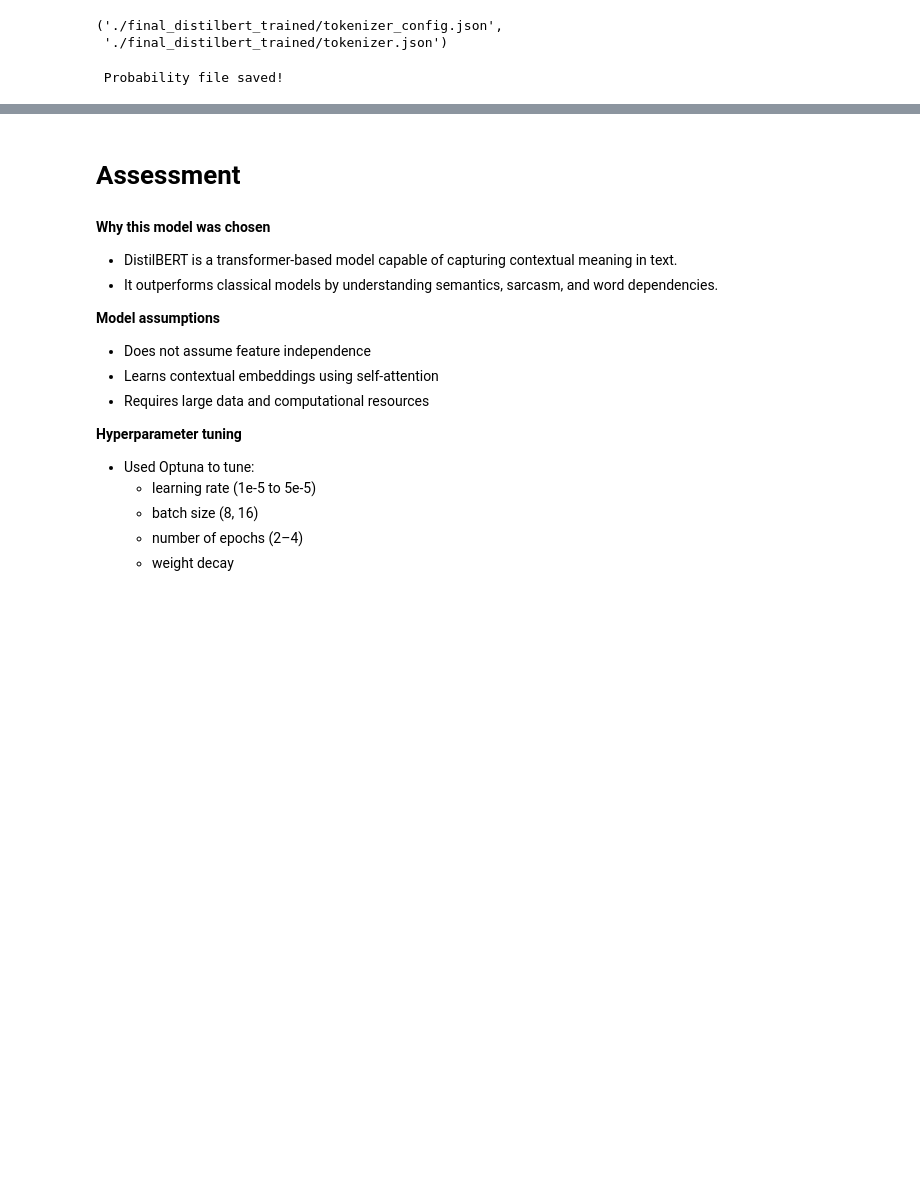
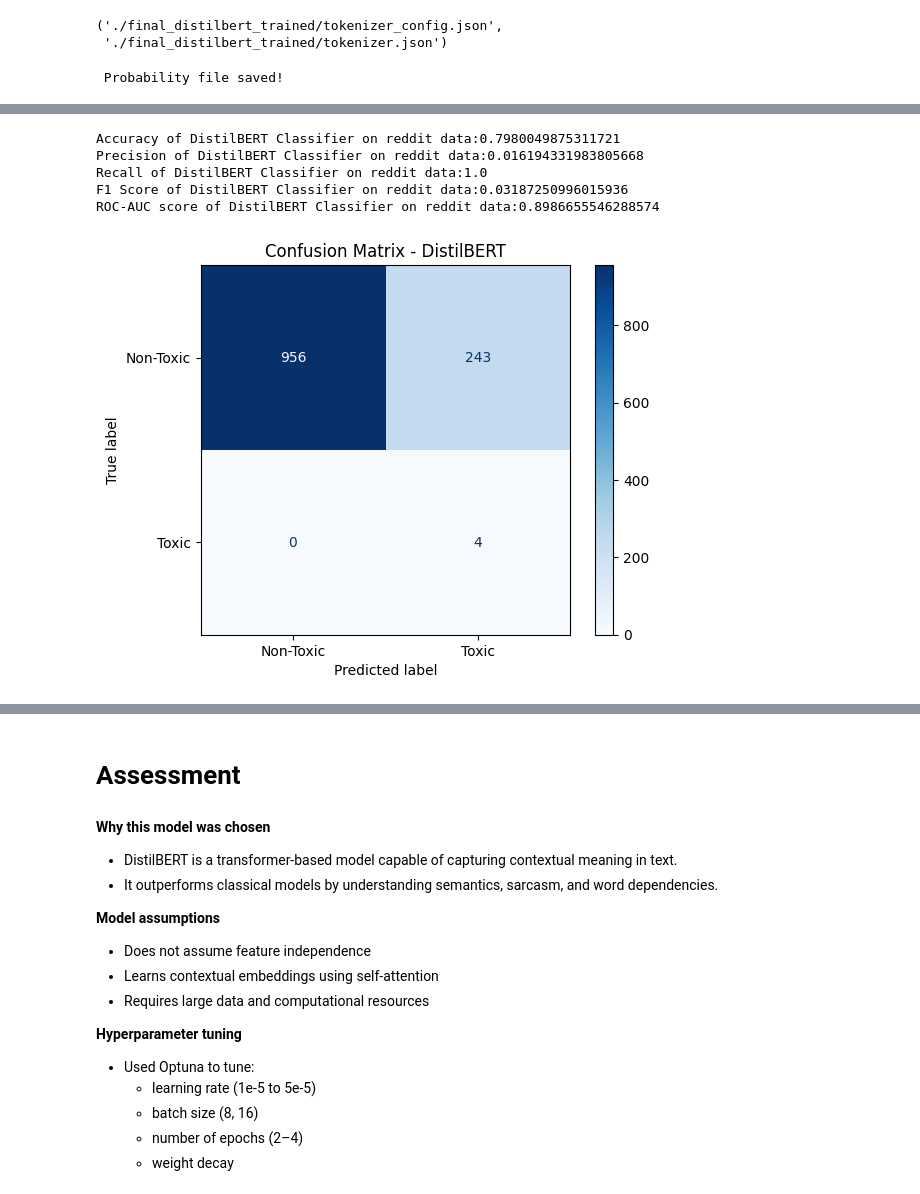
Before and after one commit to glenpaulson/toxicity-mining-nlp, a Jupyter notebook: Notebooks/Milestone_3/ToxicityMining_DistilBERT.ipynb, the cells around one changed output, grey strips where cells are left out. Saved outputs shown, nothing was run; the diff lists cells and outputs as text; code cells hidden in the pictures; blank space fills up the shorter version.

Commit message:
Added model comparision notebook and updated DistilBERT notebook

```diff
--- a/Notebooks/Milestone_3/ToxicityMining_DistilBERT.ipynb
+++ b/Notebooks/Milestone_3/ToxicityMining_DistilBERT.ipynb
@@ -515,0 +537,18 @@ print(" Probability file saved!")
+# %%
+df_reddit = pd.read_csv('/content/labeled_reddit_dataset (1).csv')
+# %%
+df_reddit = df_reddit[["text", "label"]].copy()
+df_reddit["text"] = df_reddit["text"].apply(preprocess_bert)
+df_reddit["label"] = df_reddit["label"].astype(int)
+
+reddit_ds = Dataset.from_pandas(df_reddit.reset_index(drop=True))
+reddit_tok = reddit_ds.map(tokenize_batch, batched=True)
+reddit_tok.set_format(type="torch", columns=["input_ids", "attention_mask", "label"])
+
+reddit_results = final_trainer.evaluate(reddit_tok)
+print("Reddit test results:", reddit_results)
+
+pred_output = final_trainer.predict(reddit_tok)
+
+y_pred = np.argmax(pred_output.predictions, axis=1)
+y_true = np.array(df_reddit["label"])
@@ -515,0 +576,26 @@ print(" Probability file saved!")
+# %%
+from sklearn.metrics import accuracy_score,precision_score,recall_score,f1_score,roc_auc_score,confusion_matrix
+print(f'Accuracy of DistilBERT Classifier on reddit data:{accuracy_score(y_true,y_pred)}')
+print(f'Precision of DistilBERT Classifier on reddit data:{precision_score(y_true,y_pred)}')
+print(f'Recall of DistilBERT Classifier on reddit data:{recall_score(y_true,y_pred)}')
+print(f'F1 Score of DistilBERT Classifier on reddit data:{f1_score(y_true,y_pred)}')
+print(f"ROC-AUC score of DistilBERT Classifier on reddit data:{roc_auc_score(y_true,y_pred)}")
+# %% [output]
+Accuracy of DistilBERT Classifier on reddit data:0.7980049875311721
+Precision of DistilBERT Classifier on reddit data:0.016194331983805668
+Recall of DistilBERT Classifier on reddit data:1.0
+F1 Score of DistilBERT Classifier on reddit data:0.03187250996015936
+ROC-AUC score of DistilBERT Classifier on reddit data:0.8986655546288574
+# %%
+import seaborn as sns
+import matplotlib.pyplot as plt
+from sklearn.metrics import confusion_matrix, ConfusionMatrixDisplay
+sns.reset_orig()
+cm = confusion_matrix(y_true, y_pred)
+labels = ["Non-Toxic", "Toxic"]   # adjust if your mapping is reversed
+disp = ConfusionMatrixDisplay(confusion_matrix=cm, display_labels=labels)
+disp.plot(cmap="Blues", values_format="d")
+plt.title("Confusion Matrix - DistilBERT")
+plt.show()
+# %% [output]
+[figure, added]
```
Also changed, not shown: parts of 12 cells of this notebook, 1 other file.
